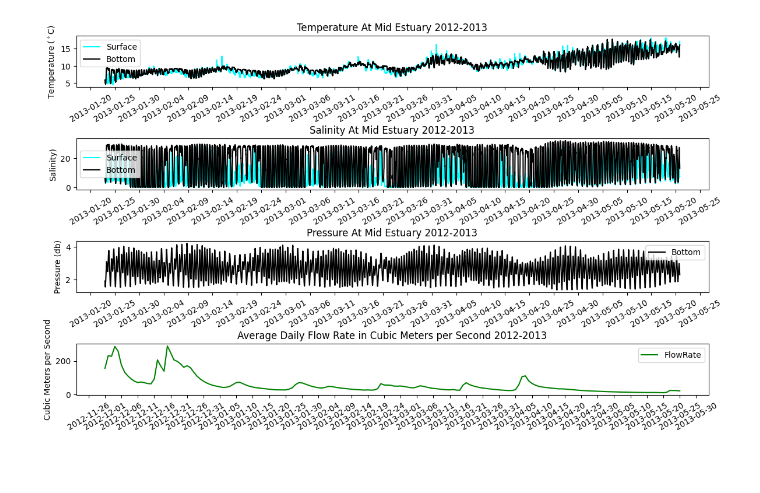
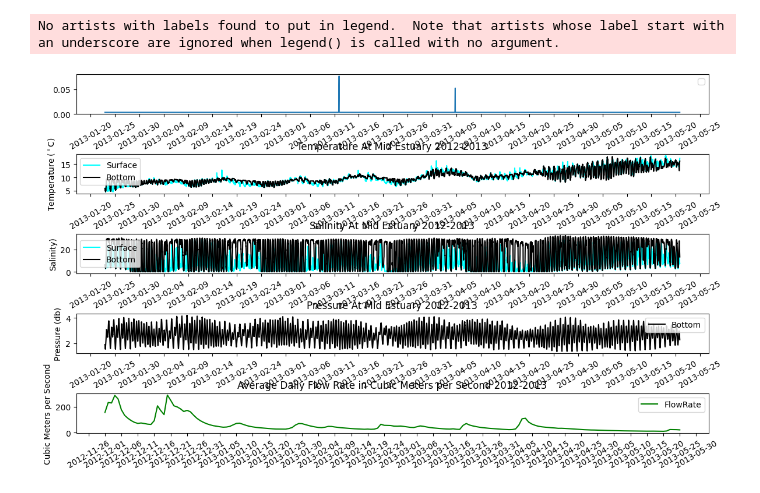
Before and after one commit to lebedevn/Alsea-Estuary-Data, a Jupyter notebook: midestuary12_13.ipynb, the cells around one changed output. Cells and saved outputs as stored; diff of their text form; code cells hidden in the pictures; blank space fills up the shorter version.

```diff
--- a/midestuary12_13.ipynb
+++ b/midestuary12_13.ipynb
@@ -39,7 +39,7 @@ for index, row in flowDF.iterrows():
 tmsFlow = flowDF['DN']
 
 #create the subplots
-fig, (axtemp, axsal,axro, axflow) = plt.subplots(4,figsize=(14, 8))
+fig, (axtime, axtemp, axsal,axro, axflow) = plt.subplots(5,figsize=(14, 8))
 
 #set the titles for the plots
 axtemp.set_title("Temperature At Mid Estuary 2012-2013")
@@ -54,34 +54,38 @@ plt.setp(axro, ylabel = "Pressure (db)")
 plt.setp(axflow, ylabel = "Cubic Meters per Second")
 
 #plot the data on the proper plot
-
+axtime.plot(tmsMidriver,matMidFlatDF['DN'].diff())
 axtemp.plot(tmsMidriver, matMidFlatDF['TS'], color = 'cyan', label='Surface')
 axtemp.plot(tmsMidriver, matMidFlatDF['TB'], color = 'black', label='Bottom')
 axsal.plot(tmsMidriver,matMidFlatDF['SS'],color = 'cyan', label = "Surface")
 axsal.plot(tmsMidriver,matMidFlatDF['SB'],color = 'black', label = "Bottom")
 axro.plot(tmsMidriver, matMidFlatDF['BP'], color = 'black', label = "Bottom")
 axflow.plot(tmsFlow,flowDF['fRate'], color = 'green', label = 'FlowRate')
 
 
 # Change the tick interval
+axtime.xaxis.set_major_locator(mdates.DayLocator(interval=5))
 axtemp.xaxis.set_major_locator(mdates.DayLocator(interval=5))
 axsal.xaxis.set_major_locator(mdates.DayLocator(interval=5))
 axro.xaxis.set_major_locator(mdates.DayLocator(interval=5))
 axflow.xaxis.set_major_locator(mdates.DayLocator(interval=5))
 
 # Puts x-axis labels on an angle
+axtime.xaxis.set_tick_params(rotation = 30)
 axtemp.xaxis.set_tick_params(rotation = 30)
 axsal.xaxis.set_tick_params(rotation = 30)
 axro.xaxis.set_tick_params(rotation = 30)
 axflow.xaxis.set_tick_params(rotation = 30)
 
 #adjust space between the plots
 plt.subplots_adjust(hspace=1)
 
+axtime.legend()
 axtemp.legend()
 axsal.legend()
 axro.legend()
 axflow.legend()
 plt.show()
 # %% [output]
+No artists with labels found to put in legend.  Note that artists whose label start with an underscore are ignored when legend() is called with no argument.
-[figure, old version]
+[figure, new version]
```
